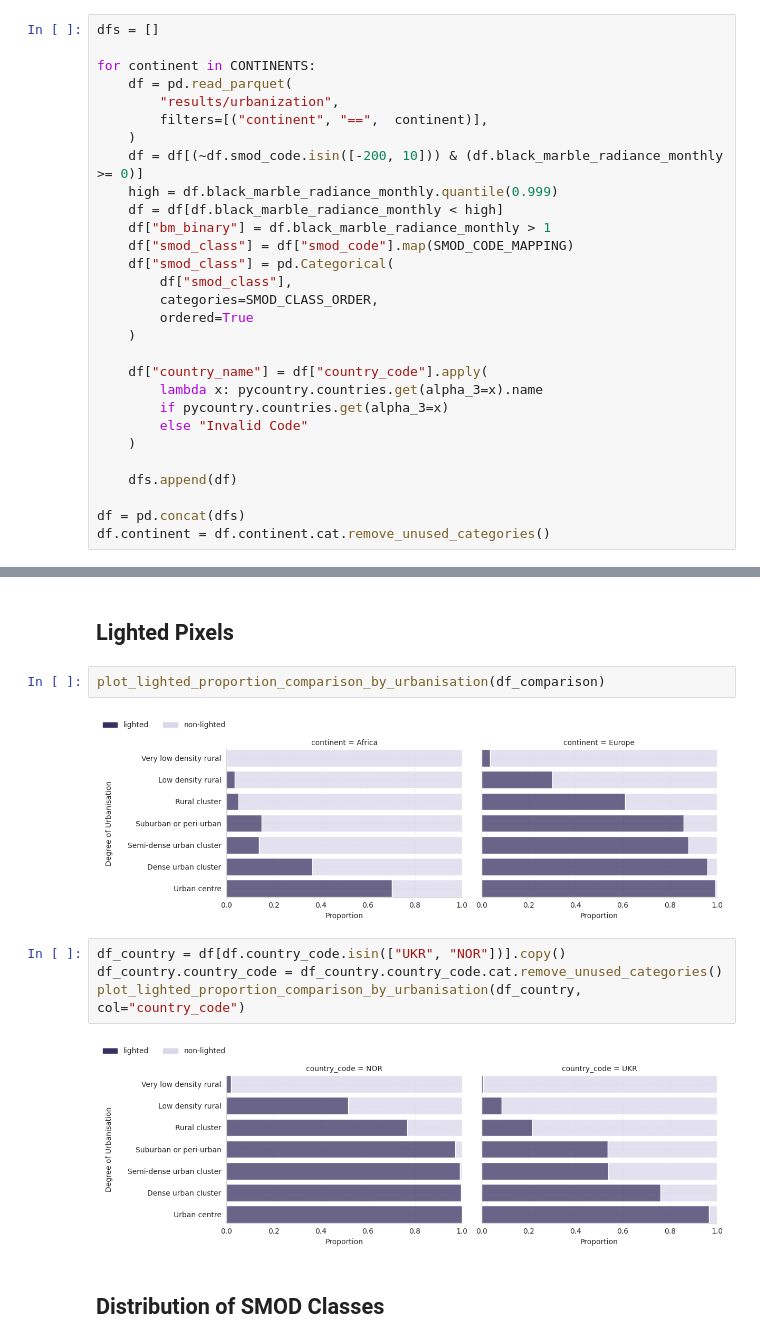
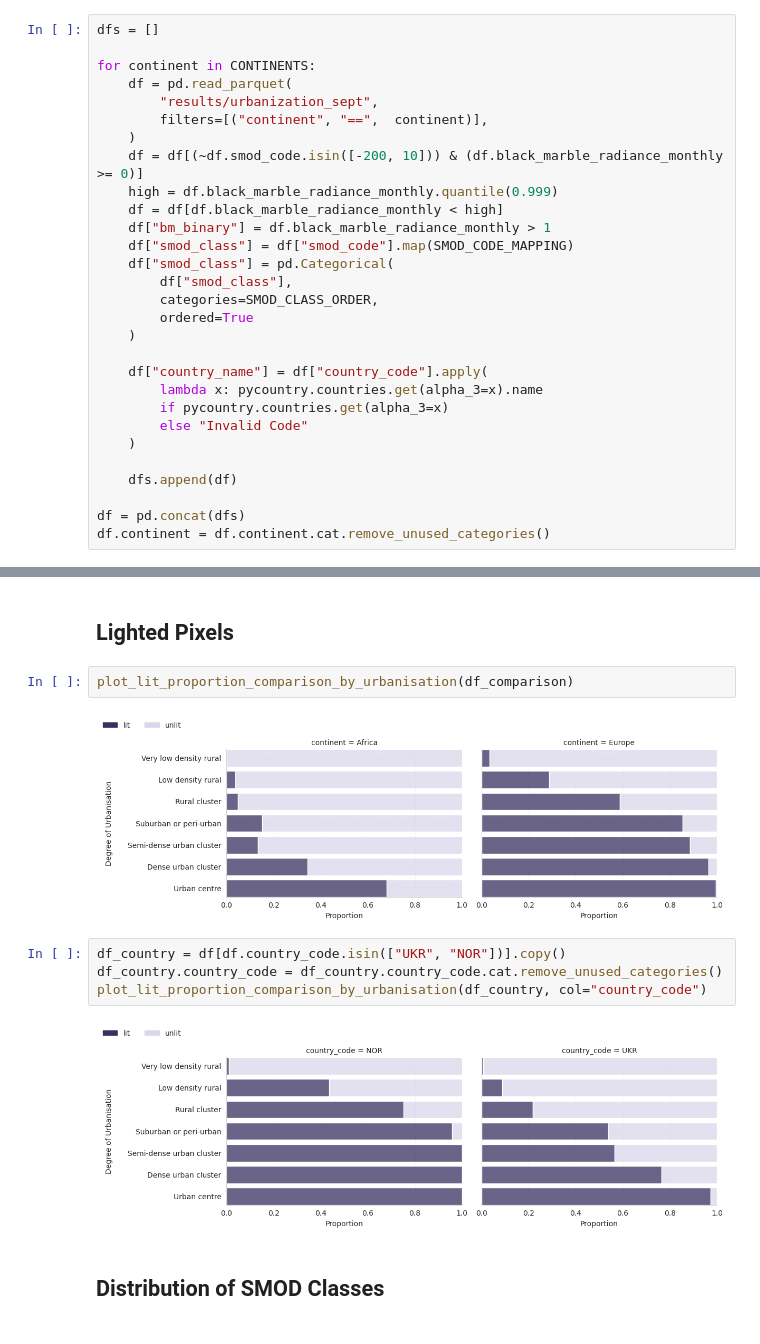
Before and after one commit to jankokla/conflict-monitoring-ntl, a Jupyter notebook: docs/notebooks/bm_ghsl_smod.ipynb, the cells around one changed output, grey strips where cells are left out. Cells and saved outputs as stored; diff of their text form.

Commit message:
update notebooks, figures and docs for final submission

```diff
--- a/docs/notebooks/bm_ghsl_smod.ipynb
+++ b/docs/notebooks/bm_ghsl_smod.ipynb
@@ -30,7 +36,7 @@ dfs = []
 
 for continent in CONTINENTS:
     df = pd.read_parquet(
-        "results/urbanization",
+        "results/urbanization_sept",
         filters=[("continent", "==",  continent)],
     )
     df = df[(~df.smod_code.isin([-200, 10])) & (df.black_marble_radiance_monthly >= 0)]
@@ -87,15 +95,15 @@ plot_radiance_boxenplots(df_africa, vertical_line=1)
 # %% [markdown]
 ## Lighted Pixels
 # %%
-plot_lighted_proportion_comparison_by_urbanisation(df_comparison)
+plot_lit_proportion_comparison_by_urbanisation(df_comparison)
 # %% [output]
-[figure, old version]
+[figure, new version]
 # %%
 df_country = df[df.country_code.isin(["UKR", "NOR"])].copy()
 df_country.country_code = df_country.country_code.cat.remove_unused_categories()
-plot_lighted_proportion_comparison_by_urbanisation(df_country, col="country_code")
+plot_lit_proportion_comparison_by_urbanisation(df_country, col="country_code")
 # %% [output]
-[figure, old version]
+[figure, new version]
 # %% [markdown]
 ## Distribution of SMOD Classes
 # %%
```
Also changed, not shown: parts of 18 cells of this notebook, 28 other files.
